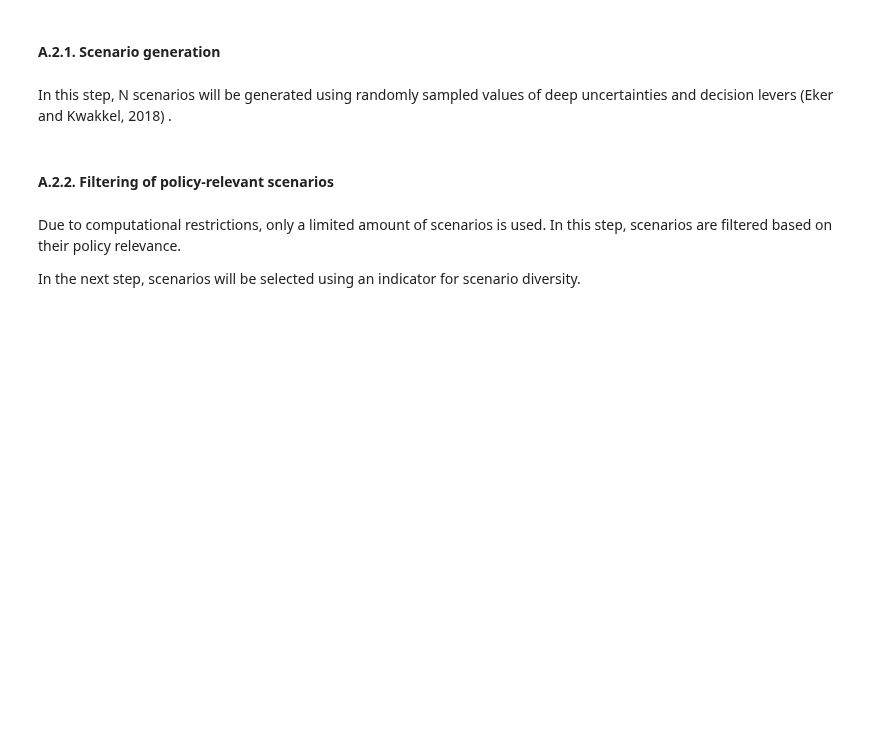
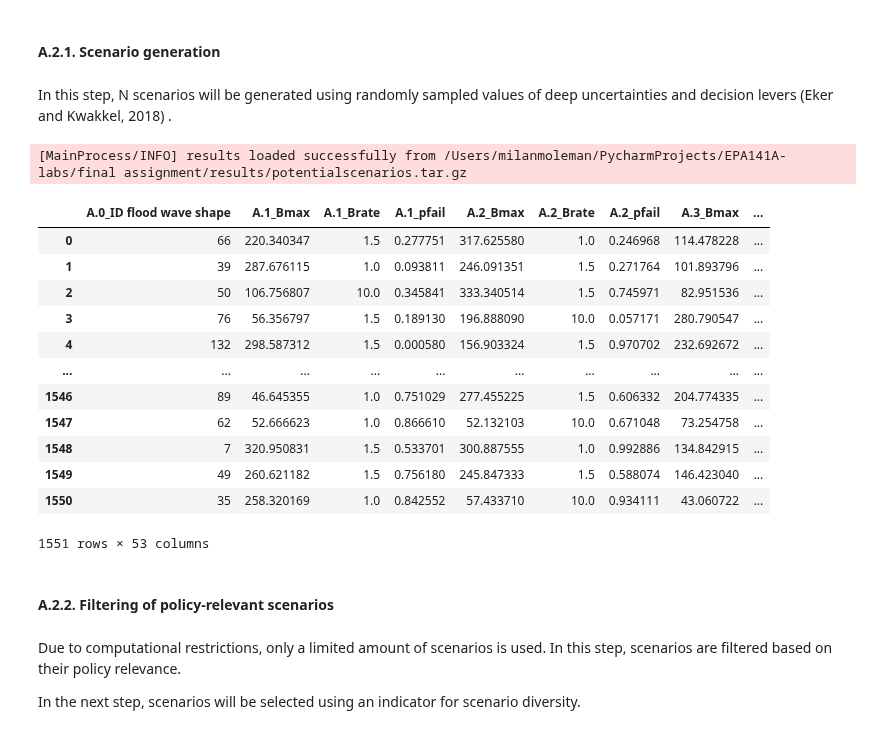
Before and after one commit to ndaswani1/EPA141A-labs, a Jupyter notebook: final assignment/dike_model_multi_scenario_MORDM.ipynb, the cells around one changed output. Saved outputs shown, nothing was run; the diff lists cells and outputs as text; code cells hidden in the pictures; blank space fills up the shorter version.

```diff
--- a/final assignment/dike_model_multi_scenario_MORDM.ipynb
+++ b/final assignment/dike_model_multi_scenario_MORDM.ipynb
@@ -129,6 +133,26 @@ Following Eker and Kwakkel (2018), scenario selection is conducted in three step
 #### A.2.1. Scenario generation
 # %% [markdown]
 In this step, N scenarios will be generated using randomly sampled values of deep uncertainties and decision levers (Eker and Kwakkel, 2018) .
+# %%
+scenarios, outcomes = load_results("./results/potentialscenarios.tar.gz")
+# %% [output]
+[MainProcess/INFO] results loaded successfully from /Users/milanmoleman/PycharmProjects/EPA141A-labs/final assignment/results/potentialscenarios.tar.gz
+# %%
+scenarios
+# %% [output]
+|  | A.0_ID flood wave shape | A.1_Bmax | A.1_Brate | A.1_pfail | A.2_Bmax | A.2_Brate | A.2_pfail | A.3_Bmax | ... |
+| 0 | 66 | 220.340347 | 1.5 | 0.277751 | 317.625580 | 1.0 | 0.246968 | 114.478228 | ... |
+| 1 | 39 | 287.676115 | 1.0 | 0.093811 | 246.091351 | 1.5 | 0.271764 | 101.893796 | ... |
+| 2 | 50 | 106.756807 | 10.0 | 0.345841 | 333.340514 | 1.5 | 0.745971 | 82.951536 | ... |
+| 3 | 76 | 56.356797 | 1.5 | 0.189130 | 196.888090 | 10.0 | 0.057171 | 280.790547 | ... |
+| 4 | 132 | 298.587312 | 1.5 | 0.000580 | 156.903324 | 1.5 | 0.970702 | 232.692672 | ... |
+| ... | ... | ... | ... | ... | ... | ... | ... | ... | ... |
+| 1546 | 89 | 46.645355 | 1.0 | 0.751029 | 277.455225 | 1.5 | 0.606332 | 204.774335 | ... |
+| 1547 | 62 | 52.666623 | 1.0 | 0.866610 | 52.132103 | 10.0 | 0.671048 | 73.254758 | ... |
+| 1548 | 7 | 320.950831 | 1.5 | 0.533701 | 300.887555 | 1.0 | 0.992886 | 134.842915 | ... |
+| 1549 | 49 | 260.621182 | 1.5 | 0.756180 | 245.847333 | 1.5 | 0.588074 | 146.423040 | ... |
+| 1550 | 35 | 258.320169 | 1.0 | 0.842552 | 57.433710 | 10.0 | 0.934111 | 43.060722 | ... |
+1551 rows × 53 columns
 # %% [markdown]
 #### A.2.2. Filtering of policy-relevant scenarios
 # %% [markdown]
```
Also changed, not shown: parts of 6 cells of this notebook, 2 other files.
